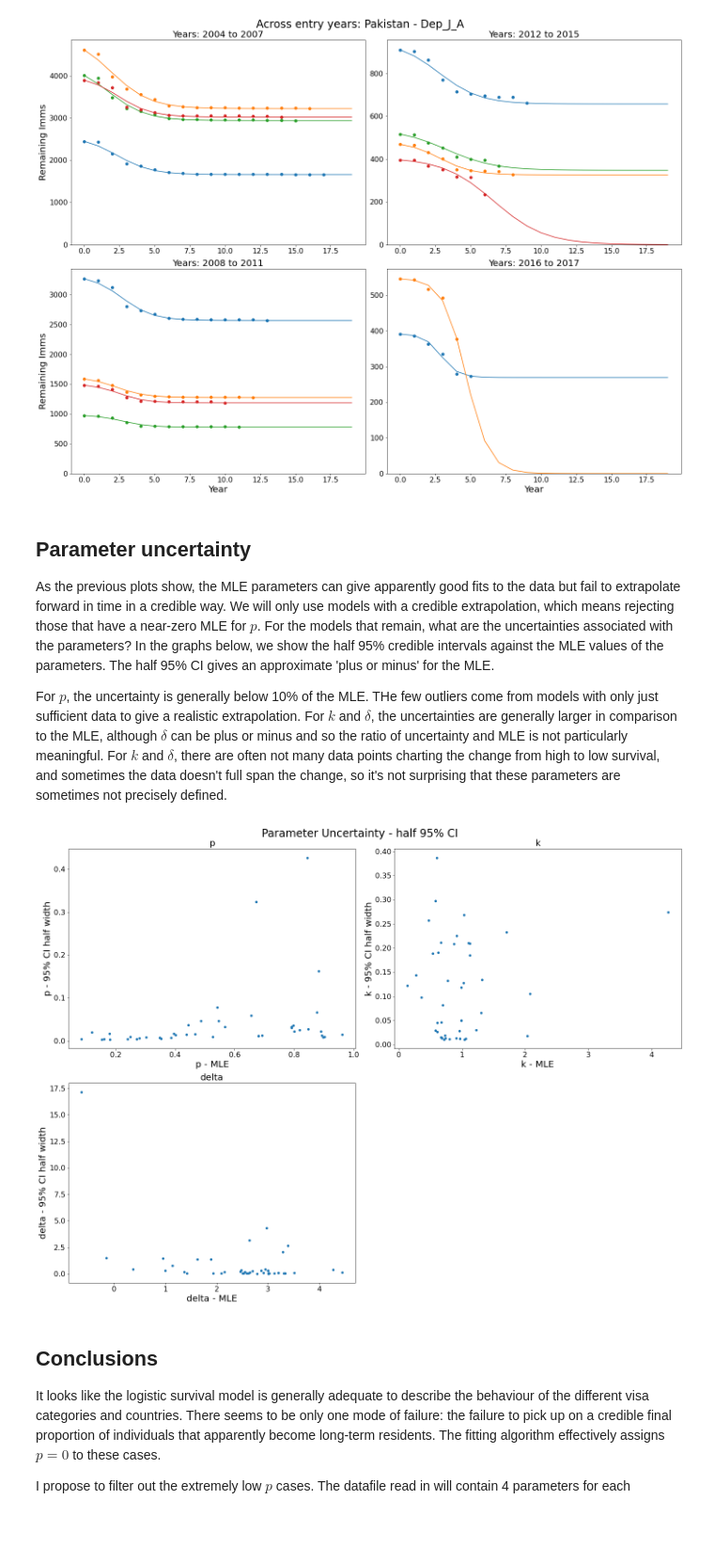
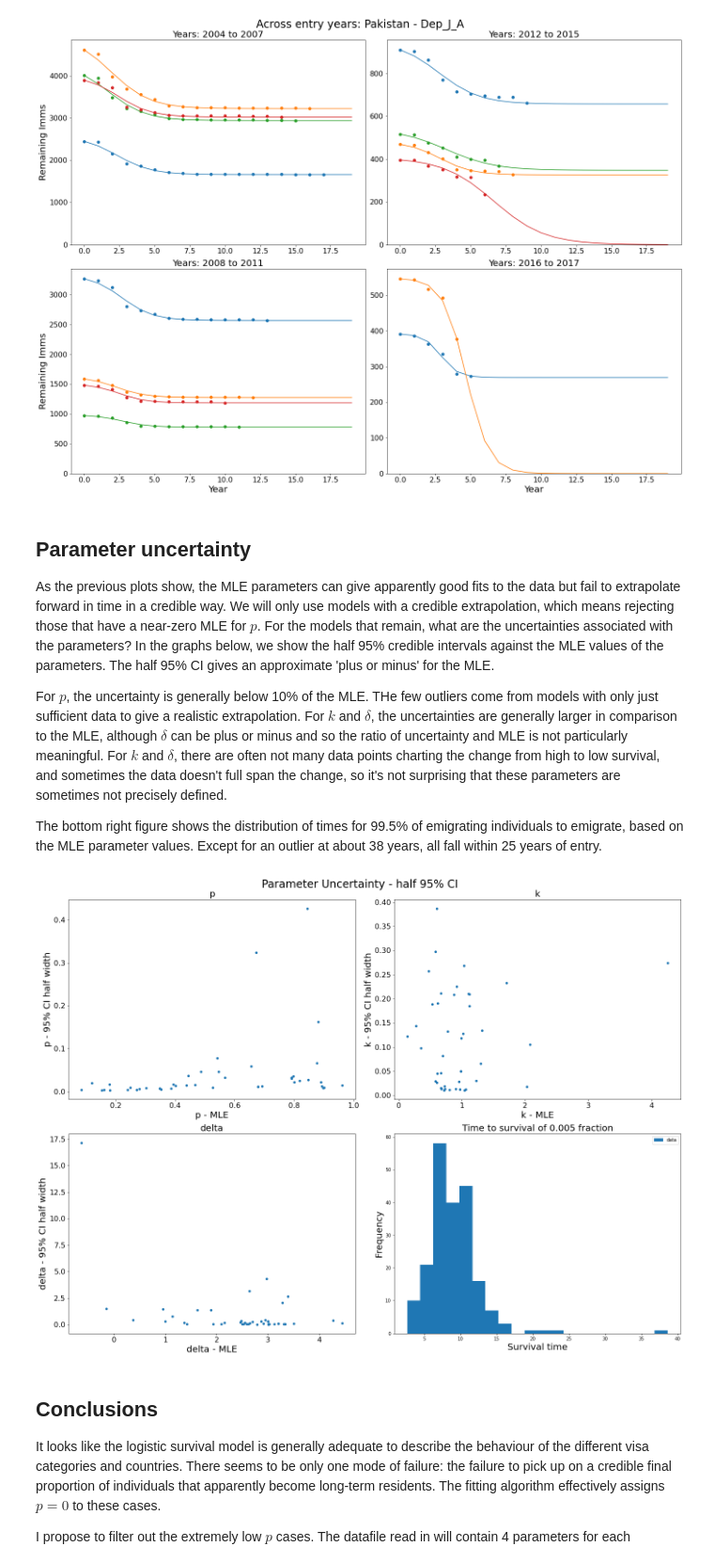
Before and after one commit to JamesTruscott/JupyterBinder, a Jupyter notebook: EmigrationModel/EmigFitting.ipynb, the cells around one changed output. Shown at 94% size. Drawn from its saved outputs; the diff is of its cells as text; code cells hidden in the pictures; blank space fills up the shorter version.

Commit message:
Added distribution of max survival times

```diff
--- a/EmigrationModel/EmigFitting.ipynb
+++ b/EmigrationModel/EmigFitting.ipynb
@@ -917,12 +917,14 @@ plt.show()
 As the previous plots show, the MLE parameters can give apparently good fits to the data but fail to extrapolate forward in time in a credible way. We will only use models with a credible extrapolation, which means rejecting those that have a near-zero MLE for $p$. For the models that remain, what are the uncertainties associated with the parameters? In the graphs below, we show the half 95% credible intervals against the MLE values of the parameters. The half 95% CI gives an approximate 'plus or minus' for the MLE.
 
 For $p$, the uncertainty is generally below 10% of the MLE. THe few outliers come from models with only just sufficient data to give a realistic extrapolation. For $k$ and $\delta$, the uncertainties are generally larger in comparison to the MLE, although $\delta$ can be plus or minus and so the ratio of uncertainty and MLE is not particularly meaningful. For $k$ and $\delta$, there are often not many data points charting the change from high to low survival, and sometimes the data doesn't full span the change, so it's not surprising that these parameters are sometimes not precisely defined.
+
+The bottom right figure shows the distribution of times for 99.5% of emigrating individuals to emigrate, based on the MLE parameter values. Except for an outlier at about 38 years, all fall within 25 years of entry.
 # %%
 # Read in the valid parameters file created in the previous cell.
 np.random.seed(1)
 paramFileName = 'MJ_InfluxSurvival2.txt'
 modelParam_data = pd.read_csv(paramFileName, sep='\t')
-modelSize = 4 # number of params stored for each model.
+modelSize = 4   # number of params stored for each model.
 lenData = modelParam_data.shape[0]
 nModels = lenData//modelSize
 
@@ -969,8 +971,6 @@ plot_df2['Ny'] = N_years[:resIndex]
 plot_df2['logI0'] = np.log(I0_values[:resIndex])
 plot_df2['logp'] = np.log(plot_df2['p'].values)
 plot_df2['logk'] = np.log(plot_df2['k'].values)
-# plot_df2['logdelta'] = np.log(plot_df2['delta'].values)
-# plot_df2.plot.scatter(x = 'logI0', y = 'logk')
 
 fig, ax = plt.subplots(ncols=2, nrows=2)
 
@@ -991,38 +991,62 @@ currentFig = 'k'
 currentAx = ax[0, 1]
 y_label = currentFig + ' - 95% CI half width'
 x_label = currentFig + ' - MLE'
 y_values = 'd_' + currentFig
 plot_df2.plot.scatter(x=currentFig, y=y_values, ax=currentAx)
 # currentAx.set_xscale('log')
 # currentAx.set_yscale('log')
 currentAx.set_title(currentFig, fontsize=20)
 currentAx.tick_params(axis='both', which='major', labelsize=16)
 currentAx.set_xlabel(x_label, fontsize=20)
 currentAx.set_ylabel(y_label, fontsize=20)
 
 currentFig = 'delta'
 currentAx = ax[1, 0]
 y_label = currentFig + ' - 95% CI half width'
 y_values = 'd_' + currentFig
 x_label = currentFig + ' - MLE'
 plot_df2.plot.scatter(x=currentFig, y=y_values, ax=currentAx)
-# currentAx.set_xscale('log')
-# currentAx.set_yscale('log')
 currentAx.set_title(currentFig, fontsize=20)
 currentAx.tick_params(axis='both', which='major', labelsize=16)
 currentAx.set_xlabel(x_label, fontsize=20)
 currentAx.set_ylabel(y_label, fontsize=20)
 
+# How long to get to 0.5% survival for re-emigrating population?
+resIndex = 0
+minFracSurvival = 0.005
+maxStore = np.zeros(nModels)
+
+for i in range(nModels):
+    currentIndex = i*modelSize
+    # Is the model Kosher?
+    badModel = modelParam_data['Value'][currentIndex] < 0
+    if badModel:
+        continue  # if it's a dud model, go to next.
+
+    currentMLEs = modelParam_data['Value'][currentIndex:currentIndex+3].values
+    maxStore[resIndex] = currentMLEs[2] - np.log(minFracSurvival)/currentMLEs[1]
+
+    resIndex += 1
+
+
+data_dict = {'data': maxStore[:resIndex]}
+plot_df = pd.DataFrame(data_dict)
+
+
 currentAx = ax[1, 1]
-currentAx.axis('off')
-# plot_df2.plot.scatter(x='k', y='delta', ax=currentAx)
+plot_df.plot.hist(bins=20, ax=currentAx)
+title = f'Time to survival of {minFracSurvival} fraction'
+currentAx.set_title(title, fontsize=20)
+x_label = 'Survival time'
+currentAx.set_xlabel(x_label, fontsize=20)
+currentAx.set_ylabel('Frequency', fontsize=20)
 
 fig.set_size_inches(20, 15)
 fig.suptitle('Parameter Uncertainty - half 95% CI', fontsize=24)
 fig.tight_layout()
 plt.show()
 # %% [output]
-[figure, old version]
+[figure, new version]
 # %% [markdown]
 ## Conclusions
 It looks like the logistic survival model is generally adequate to describe the behaviour of the different visa categories and countries. There seems to be only one mode of failure: the failure to pick up on a credible final proportion of individuals that apparently become long-term residents. The fitting algorithm effectively assigns $p = 0$  to these cases.
```
Also changed, not shown: parts of 1 cell of this notebook.
